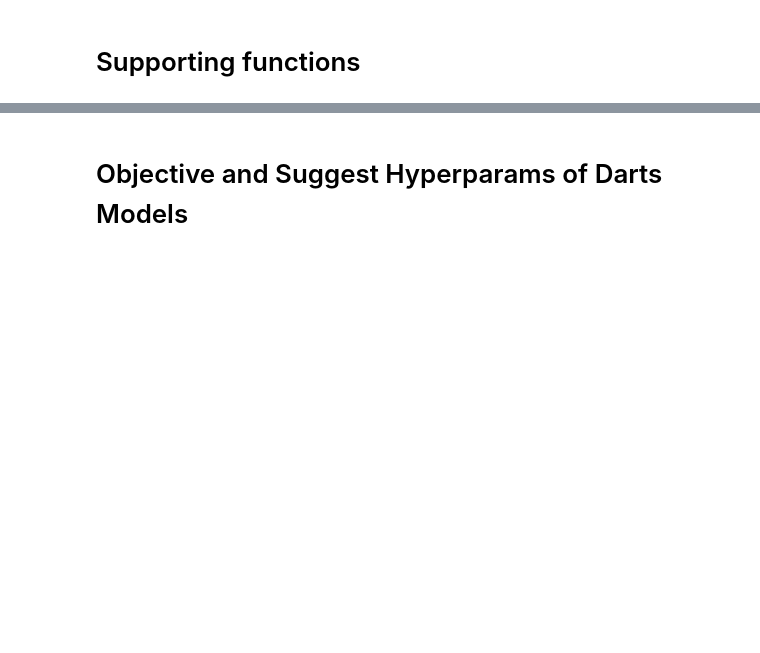
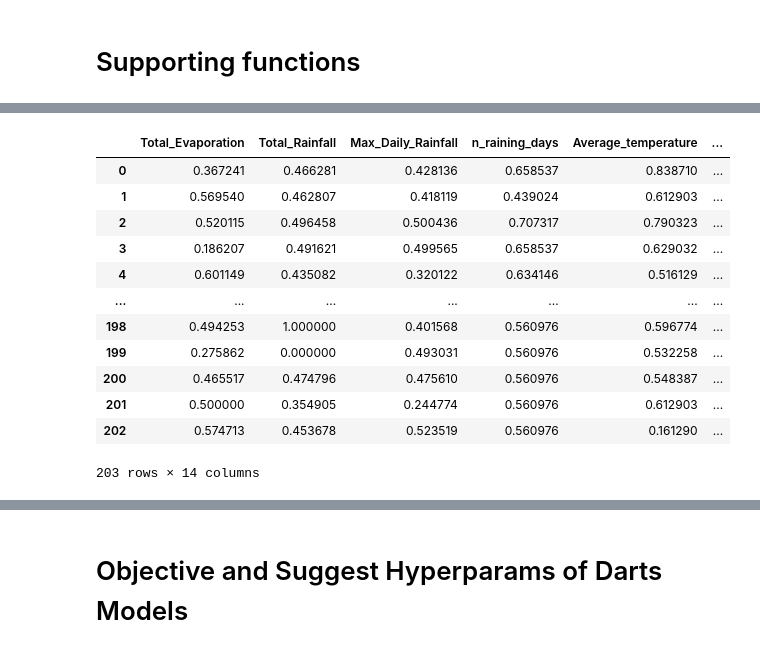
Before and after one commit to NguyenHzviper/OutBreak, a Jupyter notebook: optimize_hyperparam/optuna_ml_252023.ipynb, the cells around one changed output, grey strips where cells are left out. Cells and saved outputs as stored; diff of their text form; code cells hidden in the pictures; blank space fills up the shorter version.

Commit message:
Featureselection

```diff
--- a/optimize_hyperparam/optuna_ml_252023.ipynb
+++ b/optimize_hyperparam/optuna_ml_252023.ipynb
@@ -192,0 +251,7 @@ def to_supervised(data,  d_out, d_in, features_list=[]):
+# %%
+df = pd.read_csv(output_process+city+'_train_preprocessed.csv', parse_dates=True, index_col= None, encoding = 'unicode_escape')
+features_list = ['Total_Evaporation', 'Total_Rainfall']
+columns = features_list + [args.labels]
+train = df.iloc[:,:-1][columns].to_numpy()
+train_X, train_y = to_supervised(train, d_out=nstep, d_in=args.look_back )
+train_X
@@ -192,0 +304,16 @@ def to_supervised(data,  d_out, d_in, features_list=[]):
+# %%
+df.iloc[:,:]
+# %% [output]
+|  | Total_Evaporation | Total_Rainfall | Max_Daily_Rainfall | n_raining_days | Average_temperature | ... |
+| 0 | 0.367241 | 0.466281 | 0.428136 | 0.658537 | 0.838710 | ... |
+| 1 | 0.569540 | 0.462807 | 0.418119 | 0.439024 | 0.612903 | ... |
+| 2 | 0.520115 | 0.496458 | 0.500436 | 0.707317 | 0.790323 | ... |
+| 3 | 0.186207 | 0.491621 | 0.499565 | 0.658537 | 0.629032 | ... |
+| 4 | 0.601149 | 0.435082 | 0.320122 | 0.634146 | 0.516129 | ... |
+| ... | ... | ... | ... | ... | ... | ... |
+| 198 | 0.494253 | 1.000000 | 0.401568 | 0.560976 | 0.596774 | ... |
+| 199 | 0.275862 | 0.000000 | 0.493031 | 0.560976 | 0.532258 | ... |
+| 200 | 0.465517 | 0.474796 | 0.475610 | 0.560976 | 0.548387 | ... |
+| 201 | 0.500000 | 0.354905 | 0.244774 | 0.560976 | 0.612903 | ... |
+| 202 | 0.574713 | 0.453678 | 0.523519 | 0.560976 | 0.161290 | ... |
+203 rows × 14 columns
```
Also changed, not shown: parts of 16 cells of this notebook, 34 other files.
